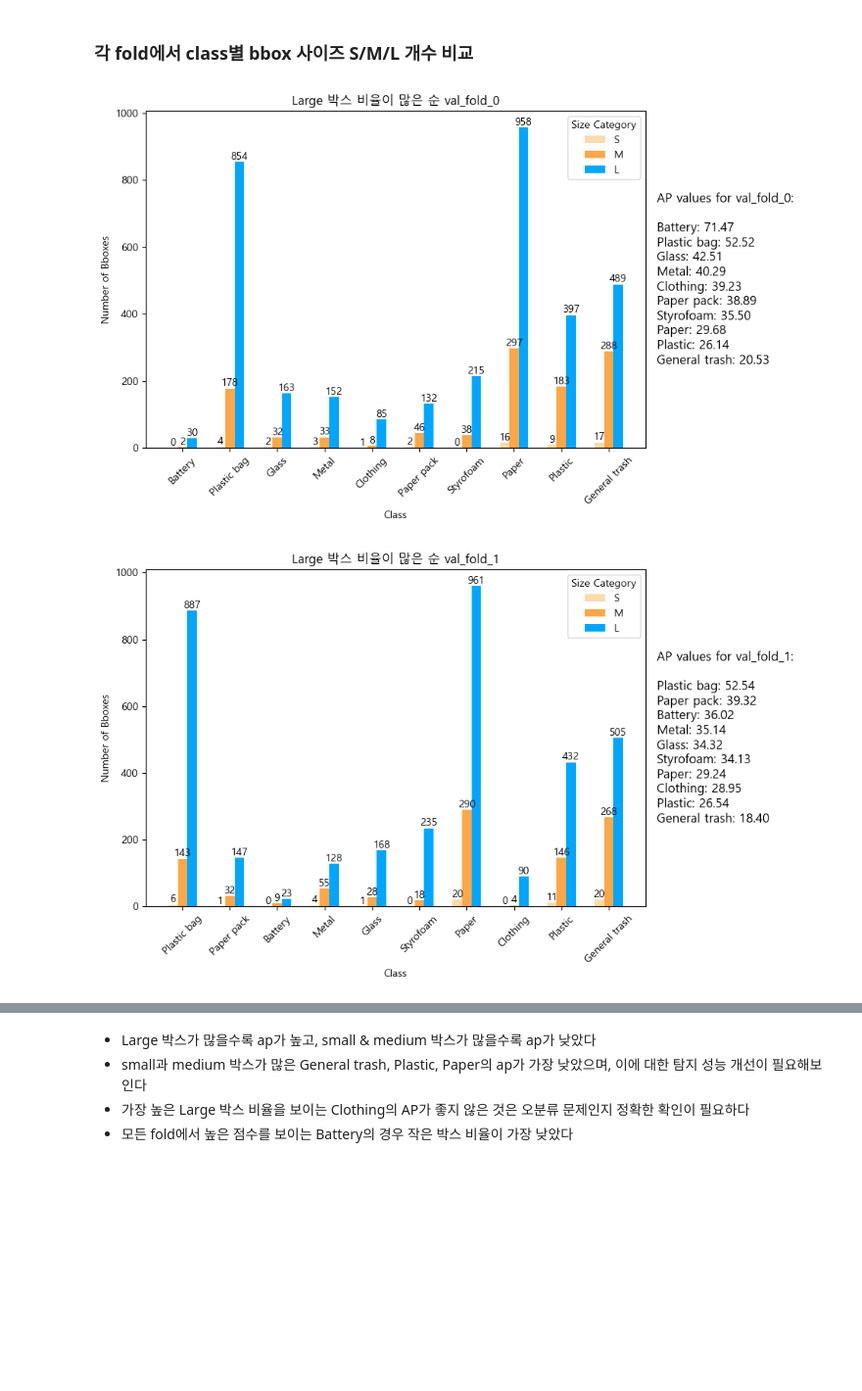
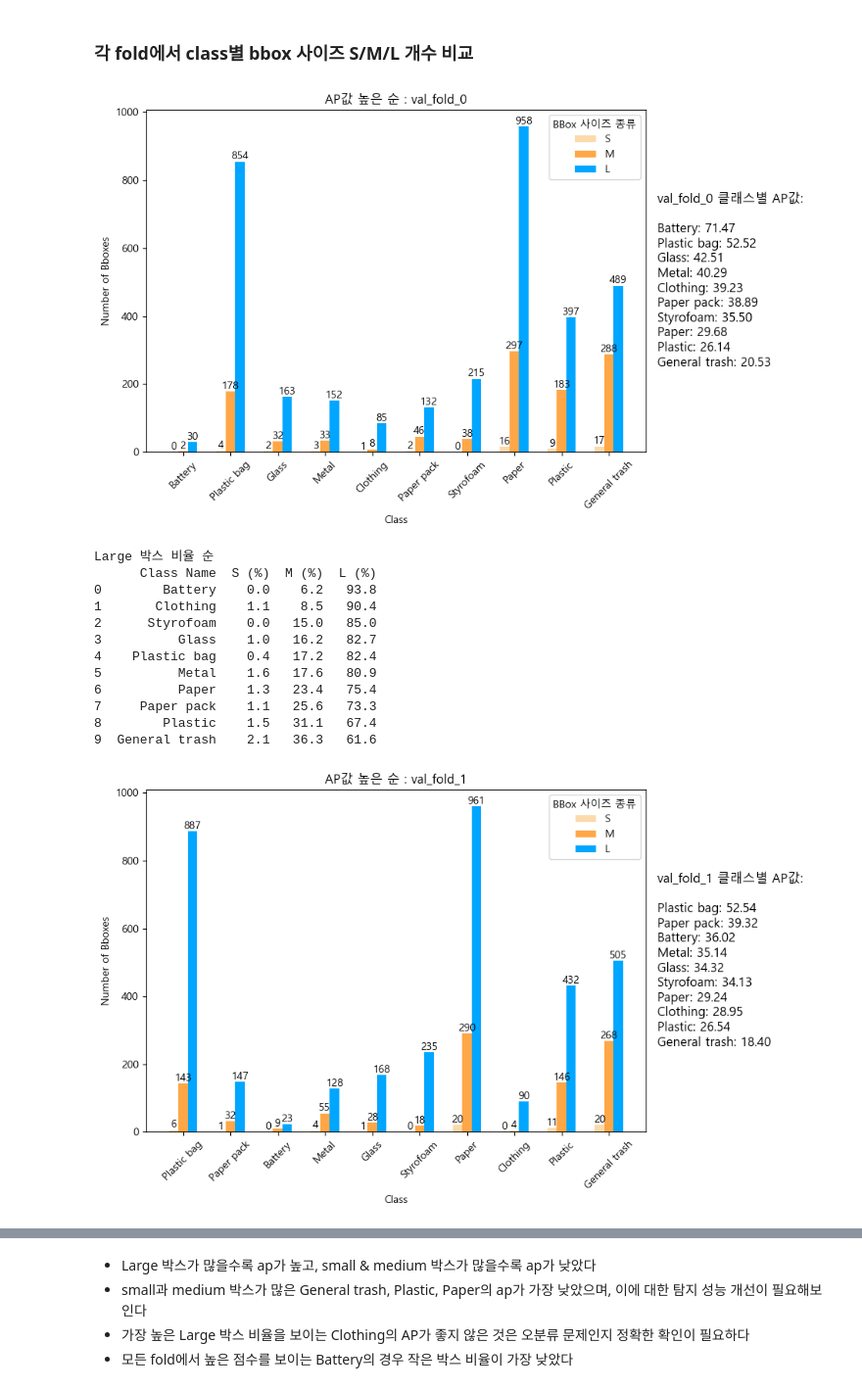
Before and after one commit to boostcampaitech7/level2-objectdetection-cv-22, a Jupyter notebook: eda/EDA3.ipynb, the cells around one changed output, grey strips where cells are left out. Shown at 98% size. Saved outputs shown, nothing was run; the diff lists cells and outputs as text; code cells hidden in the pictures; blank space fills up the shorter version.

Commit message:
[chore] eda3 bbox 비율 추가

```diff
--- a/eda/EDA3.ipynb
+++ b/eda/EDA3.ipynb
@@ -106,7 +106,7 @@ if 'annotations' in data:
     bars = plt.bar(category_names, counts, color=colors)
     plt.xlabel(f'Category({num_categories}개)')
     plt.ylabel(f'Count({num_annotations}개)')
-    plt.title('Category Name별 개수')
+    plt.title('카테고리별 바운딩 박스 수')
     plt.xticks(rotation=45)
 
     for bar in bars:
@@ -189,7 +189,7 @@ for annotation in annotations:
     else:
         class_size_count[class_id]['L'] += 1
 
-# 클래스별로 S, M, L 개수 데이터를 준비
+
 classes = list(class_size_count.keys())
 S_count = [class_size_count[cls]['S'] for cls in classes]
 M_count = [class_size_count[cls]['M'] for cls in classes]
@@ -209,11 +209,11 @@ bars3 = ax.bar([i + 2 * bar_width for i in index], L_count, bar_width, label='L'
 
 ax.set_xlabel('Class')
 ax.set_ylabel('Number of Bboxes')
-ax.set_title('Number of Bboxes by Size (S, M, L) for Each Class')
+ax.set_title('각 클래스에서 BBox 사이즈(S, M, L)별 개수')
 ax.set_xticks([i + bar_width for i in index])
 ax.set_xticklabels(class_names, rotation=45)
 
-ax.legend(title="Size Category")
+ax.legend(title="사이즈 종류")
 
 for bars in [bars1, bars2, bars3]:
     for bar in bars:
@@ -330,7 +330,6 @@ for i, file_path in enumerate(file_paths):
 
     ap_classes = list(ap_data.keys())
 
-
     sorted_ap_classes = sorted(ap_classes, key=lambda cls: ap_data[cls][i], reverse=True)
 
 
@@ -342,35 +341,73 @@ for i, file_path in enumerate(file_paths):
 
     bar_width = 0.2
     index = range(len(sorted_ap_classes))
 
 
     bars1 = ax1.bar(index, S_count, bar_width, label='S', color=(color3[0][0]/255, color3[0][1]/255, color3[0][2]/255))
     bars2 = ax1.bar([i + bar_width for i in index], M_count, bar_width, label='M', color=(color3[1][0]/255, color3[1][1]/255, color3[1][2]/255))
     bars3 = ax1.bar([i + 2 * bar_width for i in index], L_count, bar_width, label='L', color=(color3[2][0]/255, color3[2][1]/255, color3[2][2]/255))
 
     ax1.set_xlabel('Class')
     ax1.set_ylabel('Number of Bboxes')
-    ax1.set_title(f'Large 박스 비율이 많은 순 val_fold_{i}')
+    ax1.set_title(f'AP값 높은 순 : val_fold_{i}')
     ax1.set_xticks([i + bar_width for i in index])
     ax1.set_xticklabels(sorted_ap_classes, rotation=45)
 
-    ax1.legend(title="Size Category")
+    ax1.legend(title="BBox 사이즈 종류")
 
 
     for bars in [bars1, bars2, bars3]:
         for bar in bars:
             yval = bar.get_height()
             ax1.text(bar.get_x() + bar.get_width()/2, yval + 0.5, int(yval), ha='center', va='bottom')
 
 
     ap_values = {cls: ap_data[cls][i] for cls in sorted_ap_classes}
     ap_text = "\n".join([f"{cls}: {ap_values[cls]:.2f}" for cls in sorted_ap_classes])
 
     ax2.axis('off')
-    ax2.text(0, 0.5, f"AP values for val_fold_{i}:\n\n{ap_text}", fontsize=12, va='center')
+    ax2.text(0, 0.5, f"val_fold_{i} 클래스별 AP값:\n\n{ap_text}", fontsize=12, va='center')
 
     plt.tight_layout()
     plt.show()
+
+    class_names = [categories_id_name.get(cls, f'Class {cls}') for cls in classes]
+    s_counts = [class_size_count[cls]['S'] for cls in classes]
+    m_counts = [class_size_count[cls]['M'] for cls in classes]
+    l_counts = [class_size_count[cls]['L'] for cls in classes]
+
+    total_counts = [s + m + l for s, m, l in zip(s_counts, m_counts, l_counts)]
+
+
+    s_ratios = [s / total if total > 0 else 0 for s, total in zip(s_counts, total_counts)]
+    m_ratios = [m / total if total > 0 else 0 for m, total in zip(m_counts, total_counts)]
+    l_ratios = [l / total if total > 0 else 0 for l, total in zip(l_counts, total_counts)]
+
+
+    df_ratios = pd.DataFrame({
+        'Class Name': class_names,
+        'S (%)': [ratio * 100 for ratio in s_ratios],
+        'M (%)': [ratio * 100 for ratio in m_ratios],
+        'L (%)': [ratio * 100 for ratio in l_ratios]
+    })
+
+    df_ratios = df_ratios.round(1)
+    df_ratios_sorted = df_ratios.sort_values(by='L (%)', ascending=False).reset_index(drop=True)
+
+    print("Large 박스 비율 순")
+    print(df_ratios_sorted)
 # %% [output]
-[figure, old version]
+[figure, new version]
+Large 박스 비율 순
+      Class Name  S (%)  M (%)  L (%)
+0        Battery    0.0    6.2   93.8
+1       Clothing    1.1    8.5   90.4
+2      Styrofoam    0.0   15.0   85.0
+3          Glass    1.0   16.2   82.7
+4    Plastic bag    0.4   17.2   82.4
+5          Metal    1.6   17.6   80.9
+6          Paper    1.3   23.4   75.4
+7     Paper pack    1.1   25.6   73.3
+8        Plastic    1.5   31.1   67.4
+9  General trash    2.1   36.3   61.6
-[figure, old version]
+[figure, new version]
```
Also changed, not shown: parts of 5 cells of this notebook.
